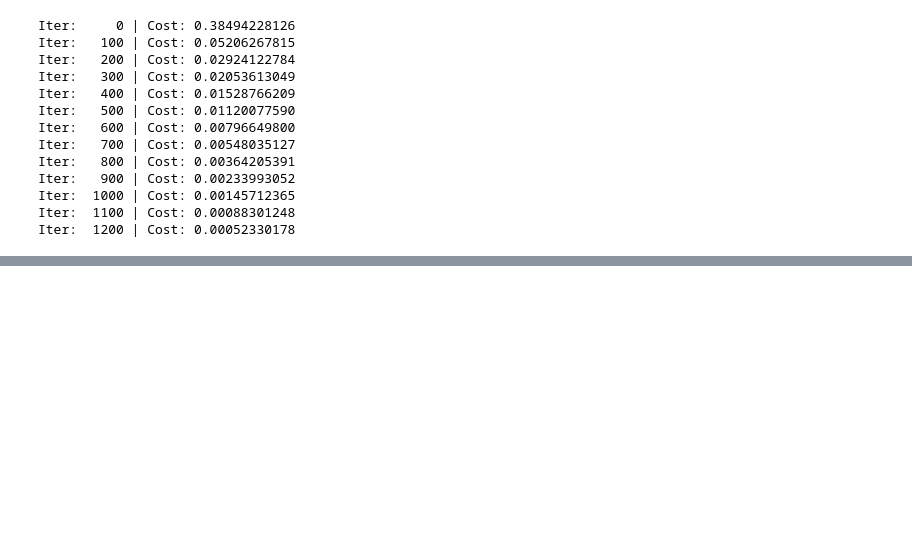
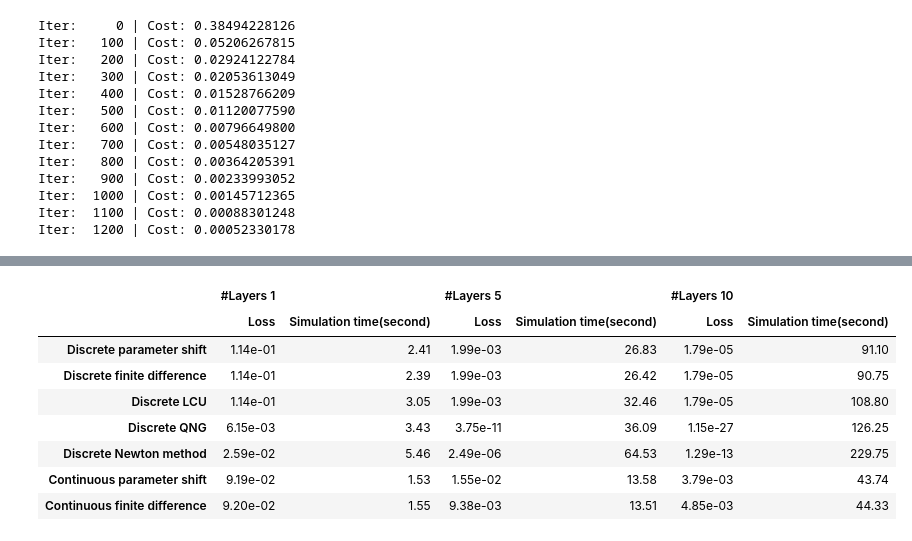
Before and after one commit to BankNatchapol/Comparison-of-Quantum-Gradient, a Jupyter notebook: discrete_vs_continuous/gradient_comparison.ipynb, the cells around one changed output, grey strips where cells are left out. Drawn from its saved outputs; the diff is of its cells as text; code cells hidden in the pictures; blank space fills up the shorter version.

```diff
--- a/discrete_vs_continuous/gradient_comparison.ipynb
+++ b/discrete_vs_continuous/gradient_comparison.ipynb
@@ -844,0 +1170,37 @@ fig.show()
+# %%
+#@title
+rows = ['Discrete parameter shift',
+        'Discrete finite difference',
+        'Discrete LCU',
+        'Discrete QNG',
+        'Discrete Newton method',
+        'Continuous parameter shift',
+        'Continuous finite difference']
+columns_g = ["#Layers 1", "#Layers 5", "#Layers 10"]
+columns_s = ["Loss", "Simulation time(second)"]
+df = pd.DataFrame([[loss_plot_ni[0],parameter_shift_time[0],loss_plot_ni[4],parameter_shift_time[4],loss_plot_ni[9],parameter_shift_time[9]],
+                   [loss_plot_fd_ni[0],finite_time[0],loss_plot_fd_ni[4],finite_time[4],loss_plot_fd_ni[9],finite_time[9]],
+                   [loss_plot_lcu_ni[0],lcu_time[0],loss_plot_lcu_ni[4],lcu_time[4],loss_plot_lcu_ni[9],lcu_time[9]],
+                   [loss_plot_qng_ni[0],qng_time[0],loss_plot_qng_ni[4],qng_time[4],loss_plot_qng_ni[9],qng_time[9]],
+                   [loss_plot_newton_ni[0],newton_time[0],loss_plot_newton_ni[4],newton_time[4],loss_plot_newton_ni[9],newton_time[9]],
+                   [loss_plot_cv_ni[0],parameter_shift_cv_time[0],loss_plot_cv_ni[4],parameter_shift_cv_time[4],loss_plot_cv_ni[9],parameter_shift_cv_time[9]],
+                   [loss_plot_cv_fd_ni[0],finite_cv_time[0],loss_plot_cv_fd_ni[4],finite_cv_time[4],loss_plot_cv_fd_ni[9],finite_cv_time[9]]])
+
+col_ix = pd.MultiIndex.from_product([columns_g, columns_s])
+row_ix = pd.MultiIndex.from_product([rows])
+df = df.set_index(row_ix)
+df.columns = col_ix
+df[( '#Layers 1','Loss')] = df[( '#Layers 1','Loss')].map('{:.2e}'.format)
+df[( '#Layers 5','Loss')] = df[( '#Layers 5','Loss')].map('{:.2e}'.format)
+df[( '#Layers 10','Loss')] = df[( '#Layers 10','Loss')].map('{:.2e}'.format)
+df.round(2)
+# %% [output]
+|  | #Layers 1 |  | #Layers 5 |  | #Layers 10 |  |
+|  | Loss | Simulation time(second) | Loss | Simulation time(second) | Loss | Simulation time(second) |
+| Discrete parameter shift | 1.14e-01 | 2.41 | 1.99e-03 | 26.83 | 1.79e-05 | 91.10 |
+| Discrete finite difference | 1.14e-01 | 2.39 | 1.99e-03 | 26.42 | 1.79e-05 | 90.75 |
+| Discrete LCU | 1.14e-01 | 3.05 | 1.99e-03 | 32.46 | 1.79e-05 | 108.80 |
+| Discrete QNG | 6.15e-03 | 3.43 | 3.75e-11 | 36.09 | 1.15e-27 | 126.25 |
+| Discrete Newton method | 2.59e-02 | 5.46 | 2.49e-06 | 64.53 | 1.29e-13 | 229.75 |
+| Continuous parameter shift | 9.19e-02 | 1.53 | 1.55e-02 | 13.58 | 3.79e-03 | 43.74 |
+| Continuous finite difference | 9.20e-02 | 1.55 | 9.38e-03 | 13.51 | 4.85e-03 | 44.33 |
```
Also changed, not shown: parts of 21 cells of this notebook.
